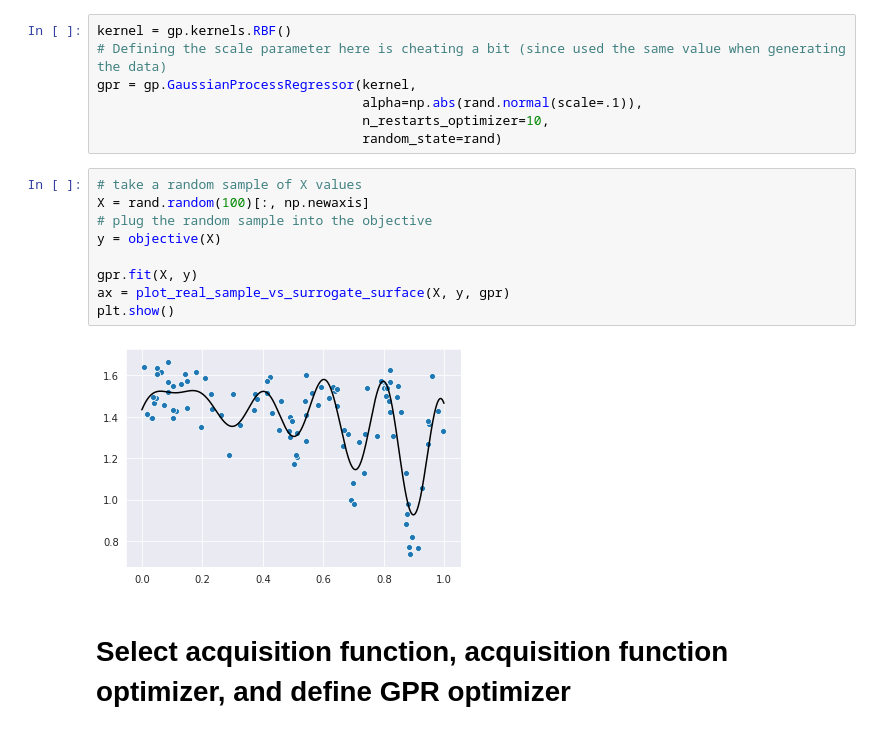
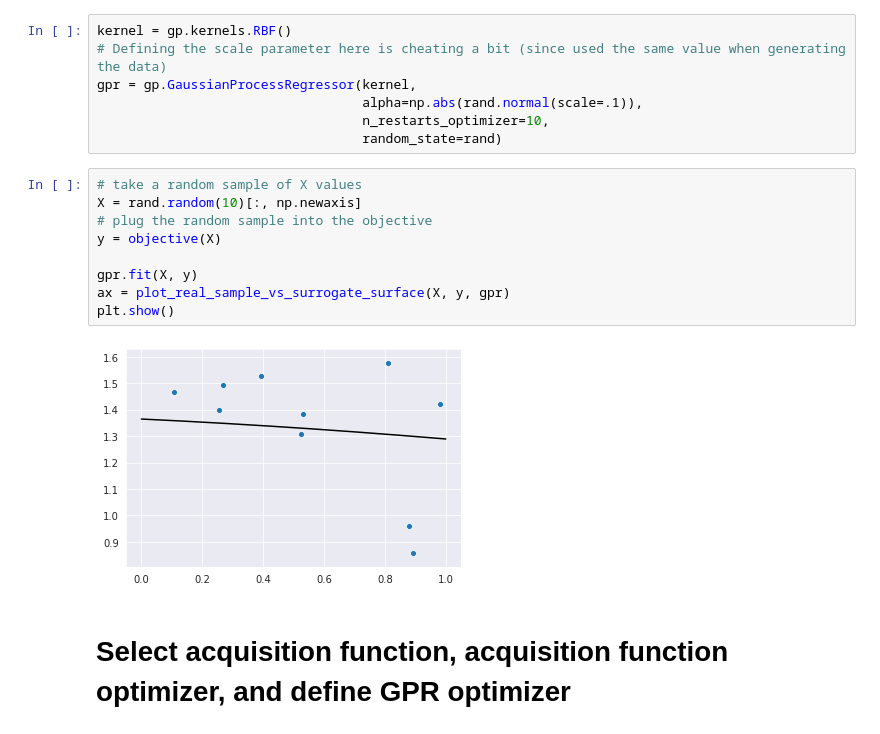
Before and after one commit to cjc77/gaussian-processes-final-project, a Jupyter notebook: notebooks/demo_gpr_opt.ipynb, the cells around one changed output. Drawn from its saved outputs; the diff is of its cells as text.

```diff
--- a/notebooks/demo_gpr_opt.ipynb
+++ b/notebooks/demo_gpr_opt.ipynb
@@ -42,15 +58,15 @@ gpr = gp.GaussianProcessRegressor(kernel,
                                   random_state=rand)
 # %%
 # take a random sample of X values
-X = rand.random(100)[:, np.newaxis]
+X = rand.random(10)[:, np.newaxis]
 # plug the random sample into the objective
 y = objective(X)
 
 gpr.fit(X, y)
 ax = plot_real_sample_vs_surrogate_surface(X, y, gpr)
 plt.show()
 # %% [output]
-[figure, old version]
+[figure, new version]
 # %% [markdown]
 # Select acquisition function, acquisition function optimizer, and define GPR optimizer
 # %%
```
Also changed, not shown: parts of 5 cells of this notebook, 1 other file.
